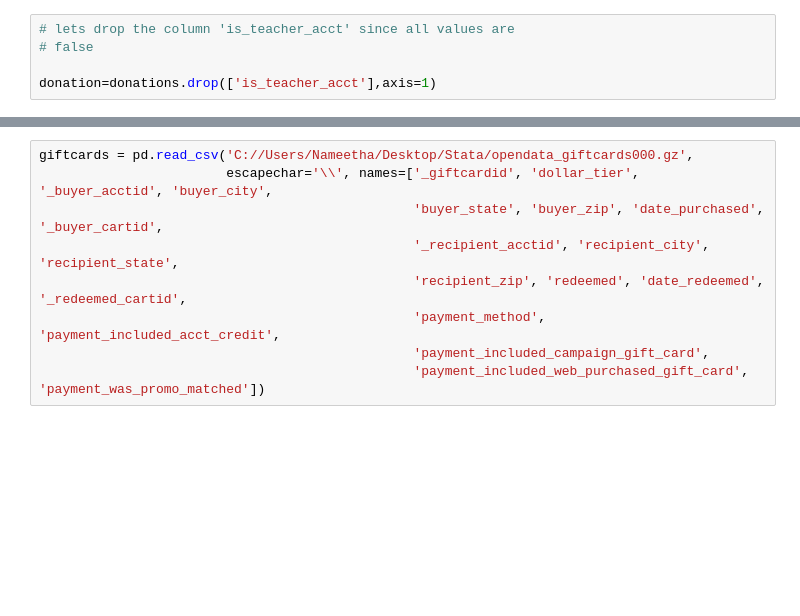
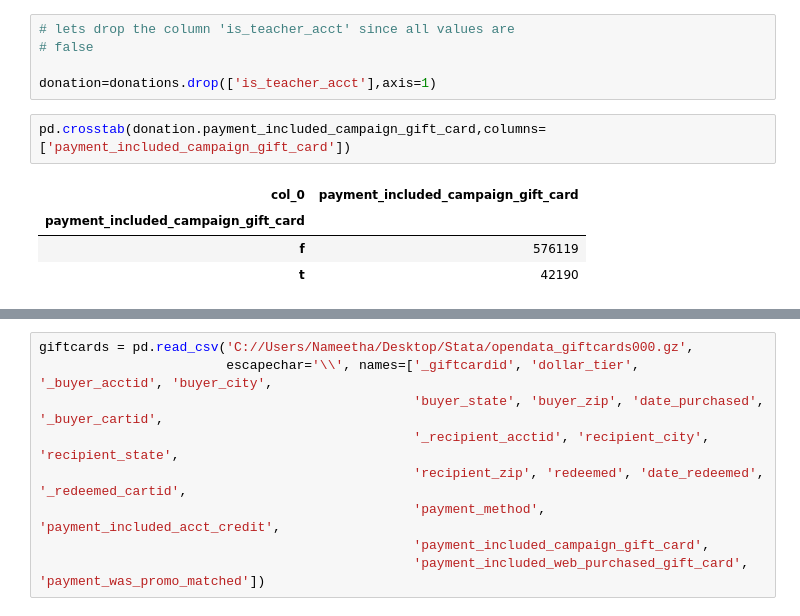
Before and after one commit to Nameetharamachandra/Donors_Project, a Jupyter notebook: data_transformation/Matching_Giftcard_data_with_donation_data.ipynb, the cells around one changed output, grey strips where cells are left out. Saved outputs shown, nothing was run; the diff lists cells and outputs as text; blank space fills up the shorter version.

```diff
--- a/data_transformation/Matching_Giftcard_data_with_donation_data.ipynb
+++ b/data_transformation/Matching_Giftcard_data_with_donation_data.ipynb
@@ -180,3 +179,10 @@ donations
 # false
 
 donation=donations.drop(['is_teacher_acct'],axis=1)
+# %%
+pd.crosstab(donation.payment_included_campaign_gift_card,columns=['payment_included_campaign_gift_card'])
+# %% [output]
+| col_0 | payment_included_campaign_gift_card |
+| payment_included_campaign_gift_card |  |
+| f | 576119 |
+| t | 42190 |
```
Also changed, not shown: parts of 15 cells of this notebook.
